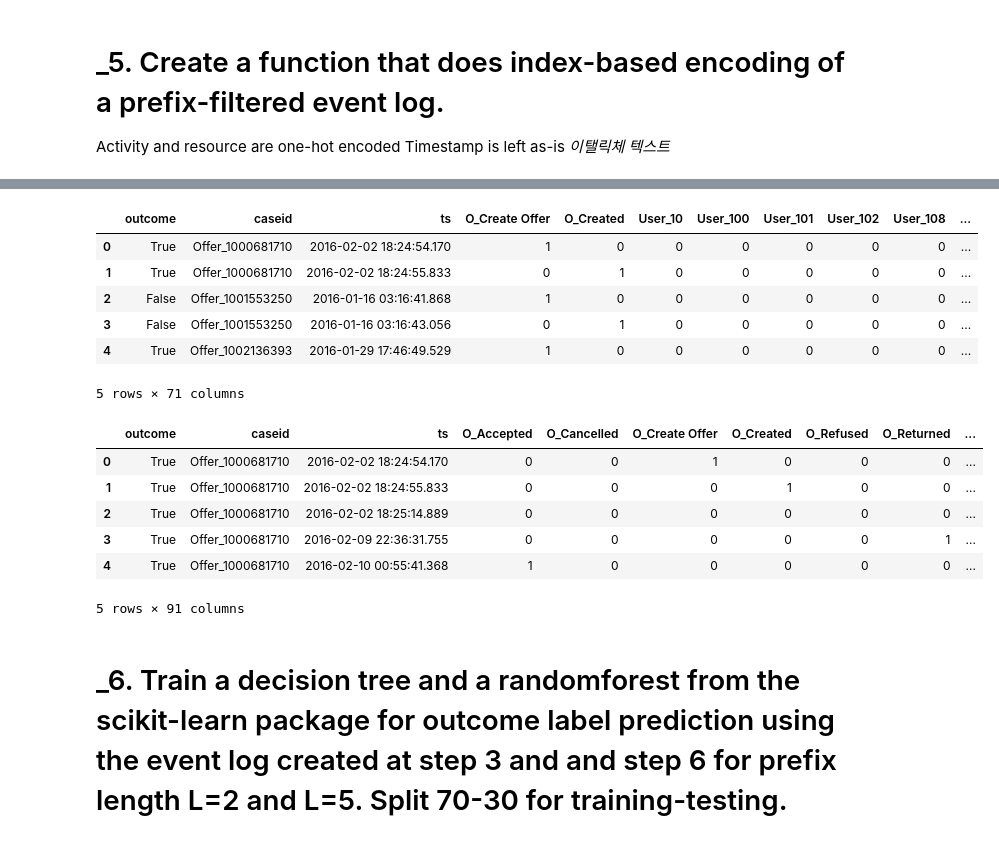
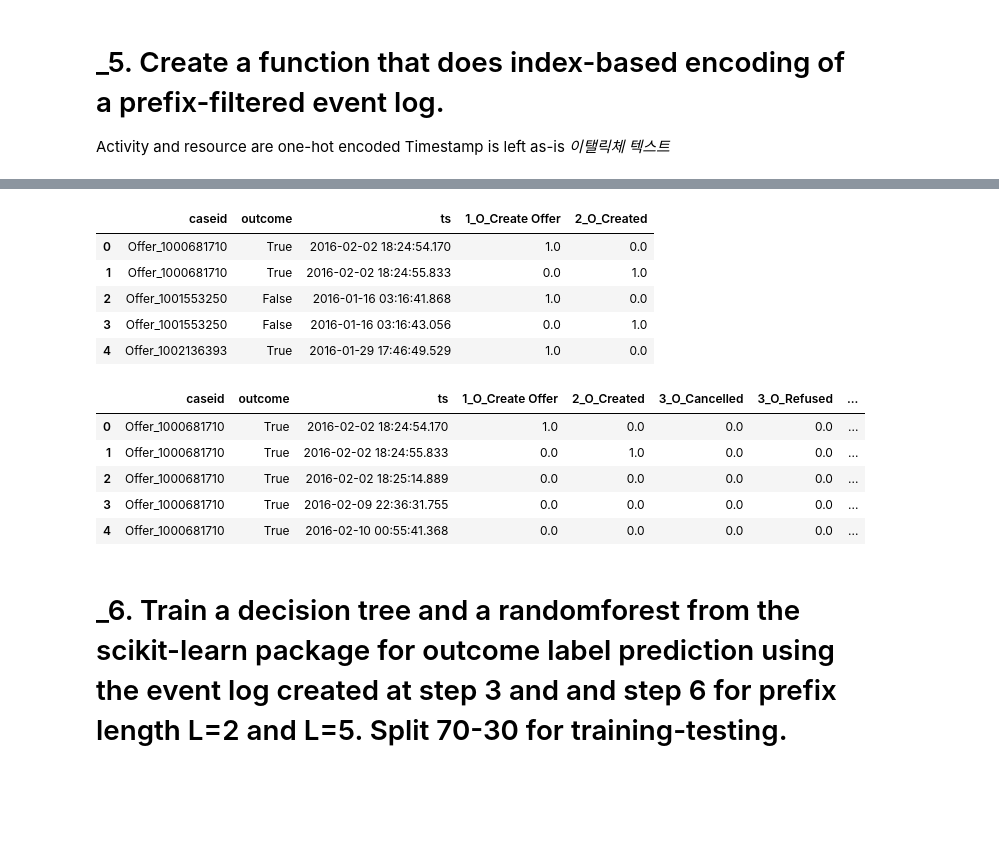
Before and after one commit to v0001/predmon-20205371-, a Jupyter notebook: Predmon2/Analysis_BPIC17_final.ipynb, the cells around one changed output, grey strips where cells are left out. Saved outputs shown, nothing was run; the diff lists cells and outputs as text; code cells hidden in the pictures; blank space fills up the shorter version.

```diff
--- a/Predmon2/Analysis_BPIC17_final.ipynb
+++ b/Predmon2/Analysis_BPIC17_final.ipynb
@@ -138,13 +138,24 @@ prefix_5.head(10)
 Activity and resource are one-hot encoded
 Timestamp is left as-is
 *이탤릭체 텍스트*
-# %%
-def encorder(df):
-  df_result = df[['outcome', 'caseid','ts']]
-  df_result = df_result.merge(pd.get_dummies(df["activity"]), left_index=True, right_index=True)
-  df_result = df_result.merge(pd.get_dummies(df["resource"]), left_index=True, right_index=True)
-
-  return df_result
+# %%
+def encorder(df, n = 2):
+
+  df_result = df[['outcome', 'caseid','ts']]
+  tmp_result = pd.DataFrame()
+
+  for i in range(0,n):
+    tmp = pd.get_dummies(df.groupby('caseid')['activity'].nth(i),  prefix_sep='_', prefix = f'{i+1}')
+    tmp = df_result.groupby('caseid').nth(i).merge(tmp, how= 'left', left_on=None, right_on=None, left_index=True, right_index=True)
+    tmp.reset_index(inplace = True)
+
+    tmp_result = pd.concat([tmp_result, tmp], join = 'outer')
+
+  tmp_result.fillna(0, inplace=True)
+  tmp_result.sort_values(by = ['caseid', 'ts'] , ascending = True, inplace = True)
+  tmp_result.reset_index(inplace = True, drop = True)
+
+  return tmp_result
 # %%
 encorder(prefix_2).columns
 # %% [output]
@@ -165,24 +164,22 @@ Index(['outcome', 'caseid', 'ts', 'O_Create Offer', 'O_Created', 'User_10',
 encoded_pf_2 = encorder(prefix_2)
 encoded_pf_2.head()
 # %% [output]
-|  | outcome | caseid | ts | O_Create Offer | O_Created | User_10 | User_100 | User_101 | User_102 | User_108 | ... |
-| 0 | True | Offer_1000681710 | 2016-02-02 18:24:54.170 | 1 | 0 | 0 | 0 | 0 | 0 | 0 | ... |
-| 1 | True | Offer_1000681710 | 2016-02-02 18:24:55.833 | 0 | 1 | 0 | 0 | 0 | 0 | 0 | ... |
-| 2 | False | Offer_1001553250 | 2016-01-16 03:16:41.868 | 1 | 0 | 0 | 0 | 0 | 0 | 0 | ... |
-| 3 | False | Offer_1001553250 | 2016-01-16 03:16:43.056 | 0 | 1 | 0 | 0 | 0 | 0 | 0 | ... |
-| 4 | True | Offer_1002136393 | 2016-01-29 17:46:49.529 | 1 | 0 | 0 | 0 | 0 | 0 | 0 | ... |
+|  | caseid | outcome | ts | 1_O_Create Offer | 2_O_Created |
+| 0 | Offer_1000681710 | True | 2016-02-02 18:24:54.170 | 1.0 | 0.0 |
+| 1 | Offer_1000681710 | True | 2016-02-02 18:24:55.833 | 0.0 | 1.0 |
+| 2 | Offer_1001553250 | False | 2016-01-16 03:16:41.868 | 1.0 | 0.0 |
+| 3 | Offer_1001553250 | False | 2016-01-16 03:16:43.056 | 0.0 | 1.0 |
+| 4 | Offer_1002136393 | True | 2016-01-29 17:46:49.529 | 1.0 | 0.0 |
-5 rows × 71 columns
 # %%
-encoded_pf_5 = encorder(prefix_5)
+encoded_pf_5 = encorder(prefix_5, 5)
 encoded_pf_5.head()
 # %% [output]
-|  | outcome | caseid | ts | O_Accepted | O_Cancelled | O_Create Offer | O_Created | O_Refused | O_Returned | ... |
-| 0 | True | Offer_1000681710 | 2016-02-02 18:24:54.170 | 0 | 0 | 1 | 0 | 0 | 0 | ... |
-| 1 | True | Offer_1000681710 | 2016-02-02 18:24:55.833 | 0 | 0 | 0 | 1 | 0 | 0 | ... |
-| 2 | True | Offer_1000681710 | 2016-02-02 18:25:14.889 | 0 | 0 | 0 | 0 | 0 | 0 | ... |
-| 3 | True | Offer_1000681710 | 2016-02-09 22:36:31.755 | 0 | 0 | 0 | 0 | 0 | 1 | ... |
-| 4 | True | Offer_1000681710 | 2016-02-10 00:55:41.368 | 1 | 0 | 0 | 0 | 0 | 0 | ... |
+|  | caseid | outcome | ts | 1_O_Create Offer | 2_O_Created | 3_O_Cancelled | 3_O_Refused | ... |
+| 0 | Offer_1000681710 | True | 2016-02-02 18:24:54.170 | 1.0 | 0.0 | 0.0 | 0.0 | ... |
+| 1 | Offer_1000681710 | True | 2016-02-02 18:24:55.833 | 0.0 | 1.0 | 0.0 | 0.0 | ... |
+| 2 | Offer_1000681710 | True | 2016-02-02 18:25:14.889 | 0.0 | 0.0 | 0.0 | 0.0 | ... |
+| 3 | Offer_1000681710 | True | 2016-02-09 22:36:31.755 | 0.0 | 0.0 | 0.0 | 0.0 | ... |
+| 4 | Offer_1000681710 | True | 2016-02-10 00:55:41.368 | 0.0 | 0.0 | 0.0 | 0.0 | ... |
-5 rows × 91 columns
 # %% [markdown]
 # _6. Train a decision tree and a randomforest from the scikit-learn package for outcome label prediction using the event log created at step 3 and and step 6 for prefix length L=2 and L=5.  Split 70-30 for training-testing.
 
```
Also changed, not shown: parts of 10 cells of this notebook, 1 other file.
